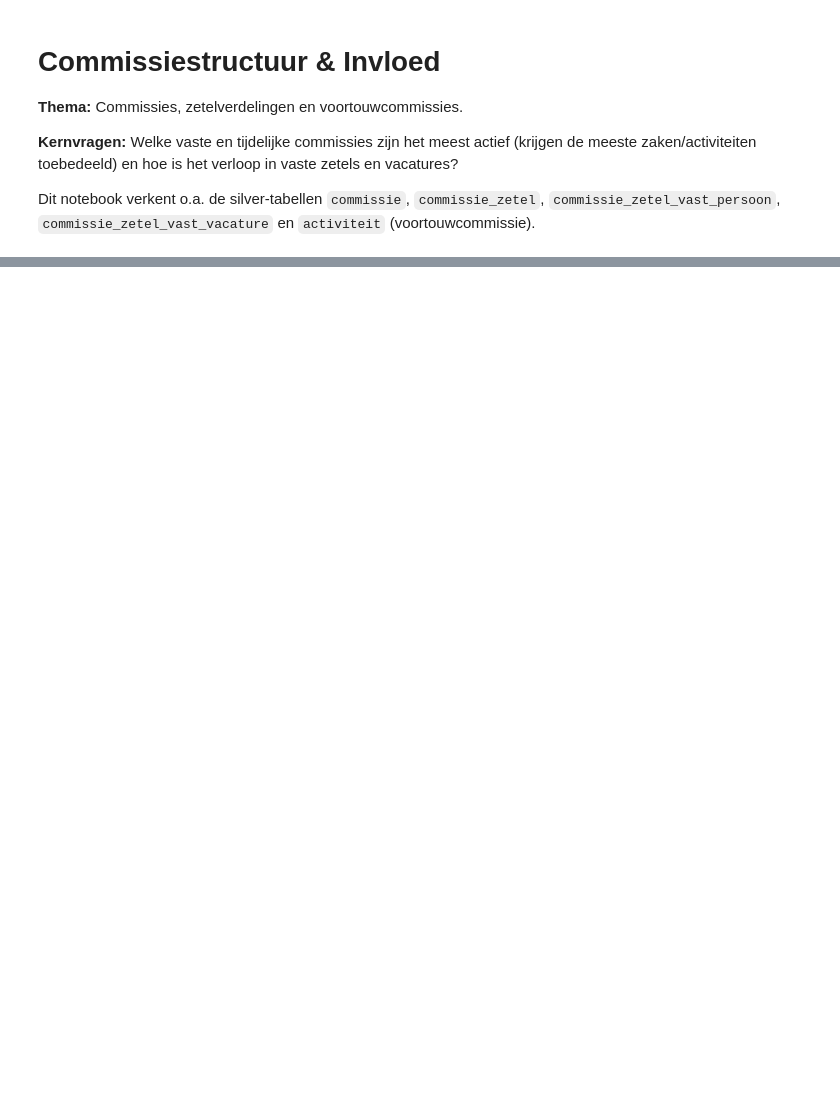
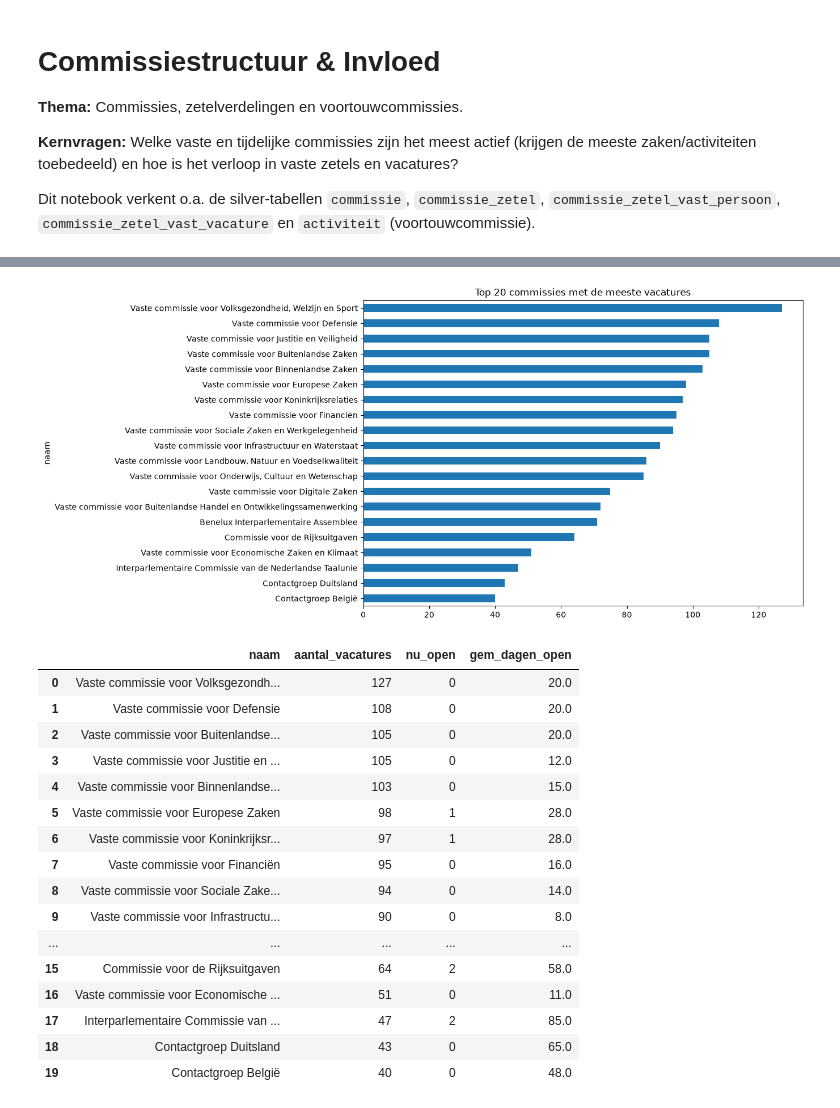
Before and after one commit to ElizeWierenga/tweedekamer-monitor, a Jupyter notebook: eda/commissiestructuur_invloed.ipynb, the cells around one changed output, grey strips where cells are left out. Saved outputs shown, nothing was run; the diff lists cells and outputs as text; code cells hidden in the pictures; blank space fills up the shorter version.

```diff
--- a/eda/commissiestructuur_invloed.ipynb
+++ b/eda/commissiestructuur_invloed.ipynb
@@ -45,0 +159,39 @@ Geef hier een beschrijving van het onderwerp of deelvraag die je wilt beantwoord
+# %%
+vacatures = query_df("""
+  SELECT
+    c.naam_nl AS naam,
+    COUNT(*) AS aantal_vacatures,
+    COUNT(*) FILTER (WHERE v.tot_en_met IS NULL) AS nu_open,
+    ROUND(AVG(date_diff('day', CAST(v.van AS DATE),
+                        COALESCE(CAST(v.tot_en_met AS DATE), current_date))), 0) AS gem_dagen_open
+  FROM silver.commissie_zetel_vast_vacature v
+  JOIN silver.commissie_zetel z ON z.id = v.commissie_zetel_id
+  JOIN silver.commissie c ON c.id = z.commissie_id
+  GROUP BY c.naam_nl
+  ORDER BY aantal_vacatures DESC, c.naam_nl
+  LIMIT 20
+""")
+
+vacatures.sort_values("aantal_vacatures").plot.barh(x="naam", y="aantal_vacatures", figsize=(10, 7),
+                                                    title="Top 20 commissies met de meeste vacatures", legend=False)
+plt.show()
+vacatures
+# %% [output]
+[figure, added]
+|  | naam | aantal_vacatures | nu_open | gem_dagen_open |
+| 0 | Vaste commissie voor Volksgezondh... | 127 | 0 | 20.0 |
+| 1 | Vaste commissie voor Defensie | 108 | 0 | 20.0 |
+| 2 | Vaste commissie voor Buitenlandse... | 105 | 0 | 20.0 |
+| 3 | Vaste commissie voor Justitie en ... | 105 | 0 | 12.0 |
+| 4 | Vaste commissie voor Binnenlandse... | 103 | 0 | 15.0 |
+| 5 | Vaste commissie voor Europese Zaken | 98 | 1 | 28.0 |
+| 6 | Vaste commissie voor Koninkrijksr... | 97 | 1 | 28.0 |
+| 7 | Vaste commissie voor Financiën | 95 | 0 | 16.0 |
+| 8 | Vaste commissie voor Sociale Zake... | 94 | 0 | 14.0 |
+| 9 | Vaste commissie voor Infrastructu... | 90 | 0 | 8.0 |
+| ... | ... | ... | ... | ... |
+| 15 | Commissie voor de Rijksuitgaven | 64 | 2 | 58.0 |
+| 16 | Vaste commissie voor Economische ... | 51 | 0 | 11.0 |
+| 17 | Interparlementaire Commissie van ... | 47 | 2 | 85.0 |
+| 18 | Contactgroep Duitsland | 43 | 0 | 65.0 |
+| 19 | Contactgroep België | 40 | 0 | 48.0 |
```
Also changed, not shown: parts of 35 cells of this notebook.
